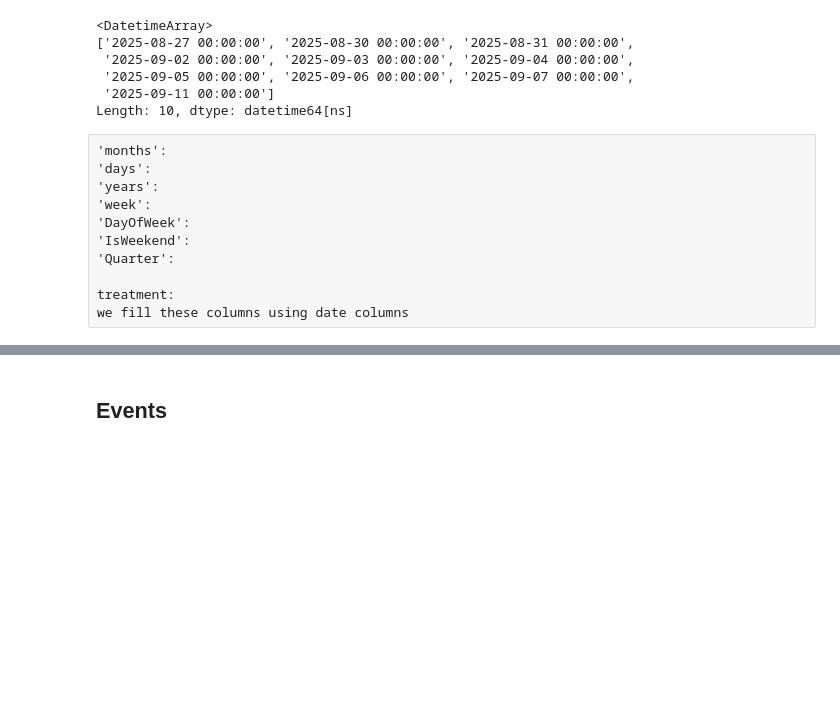
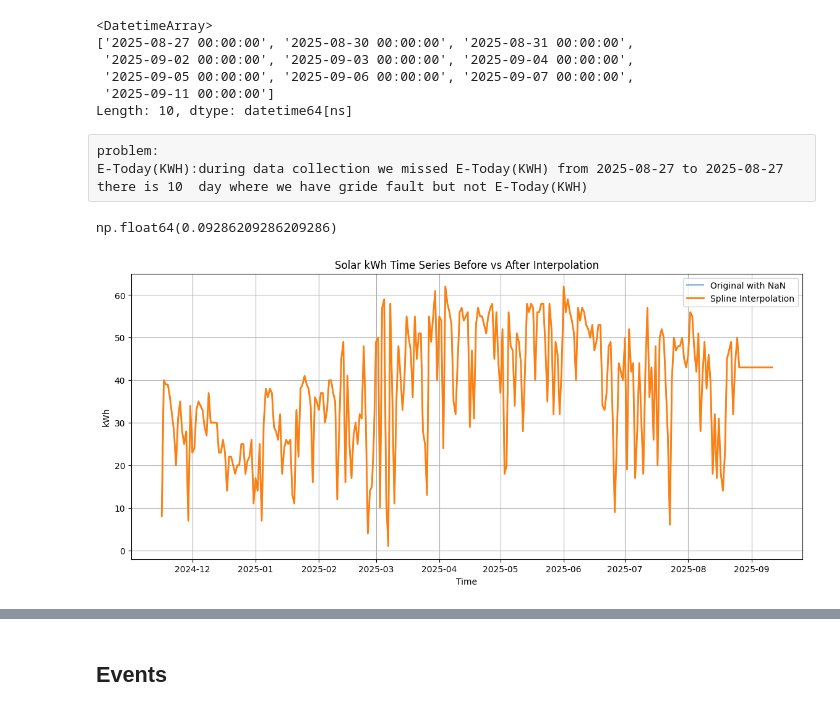
Before and after one commit to kamrankhanorakzai/Analysis-and-Performance-Monitoring-of-a-Solar-Power-Plant-Using-Real-World-Collected-Data, a Jupyter notebook: Exploratory_data_analysis.ipynb, the cells around one changed output, grey strips where cells are left out. Drawn from its saved outputs; the diff is of its cells as text; code cells hidden in the pictures; blank space fills up the shorter version.

```diff
--- a/Exploratory_data_analysis.ipynb
+++ b/Exploratory_data_analysis.ipynb
@@ -95,0 +102,13 @@ there is no issue in date columns .all dates are present
+# %%
+def get_season(month):
+    if month in ["December", "January", "February"]:
+        return "Winter"
+    elif month in ["March", "April", "May"]:
+        return "Spring"
+    elif month in ["June", "July", "August"]:
+        return "Summer"
+    else:
+        return "Autumn"
+
+df['Season'] = df['months'].apply(get_season)
+df
@@ -137,14 +184,3 @@ df[df["E-Today(KWH)"].isna()]["date"].unique()
  '2025-09-05 00:00:00', '2025-09-06 00:00:00', '2025-09-07 00:00:00',
  '2025-09-11 00:00:00']
 Length: 10, dtype: datetime64[ns]
-# %% [raw]
-'months':
-'days':
-'years':
-'week':
-'DayOfWeek':
-'IsWeekend':
-'Quarter':
-
-treatment:
-we fill these columns using date columns
@@ -158,0 +187,26 @@ df['Quarter'] = df["date"].dt.quarter
+# %% [raw]
+problem:
+E-Today(KWH):during data collection we missed E-Today(KWH) from 2025-08-27 to 2025-08-27
+there is 10  day where we have gride fault but not E-Today(KWH)
+# %%
+df.set_index("date",inplace=True)
+# %%
+df.isnull().sum()[3]/df.shape[0]
+# %% [output]
+np.float64(0.09286209286209286)
+# %%
+
+plt.figure(figsize=(14,6))
+
+plt.plot(df["E-Today(KWH)"], label="Original with NaN", alpha=0.6)
+plt.plot(df["E-Today(KWH)"].interpolate(method="spline", order=3).ffill().bfill(),
+         label="Spline Interpolation", linewidth=2)
+
+plt.legend()
+plt.title("Solar kWh Time Series Before vs After Interpolation")
+plt.xlabel("Time")
+plt.ylabel("kWh")
+plt.grid()
+plt.show()
+# %% [output]
+[figure, added]
```
Also changed, not shown: parts of 70 cells of this notebook.
